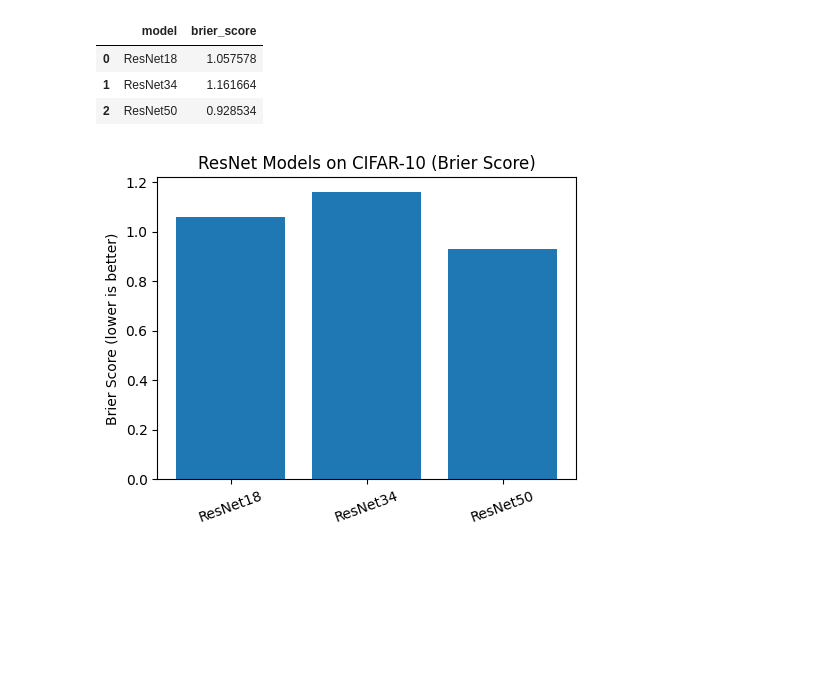
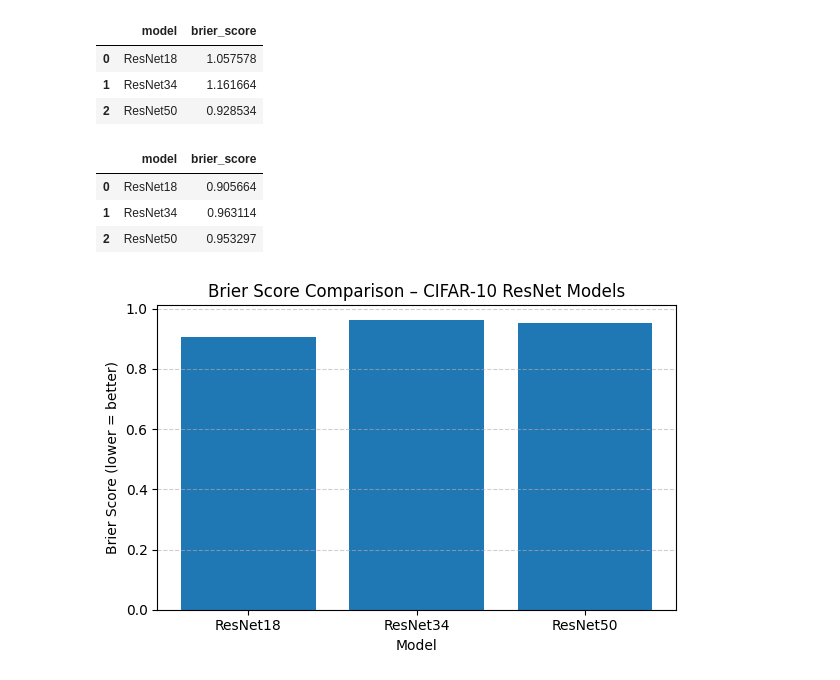
Before and after one commit to osmanovic-lejla/a4s-accuracy-metric, a Jupyter notebook: notebooks/brier_score_breast_cancer.ipynb, the cells around one changed output. Drawn from its saved outputs; the diff is of its cells as text; code cells hidden in the pictures; blank space fills up the shorter version.

Commit message:
Add final Brier Score results, visualizations, and explanations

```diff
--- a/notebooks/brier_score_breast_cancer.ipynb
+++ b/notebooks/brier_score_breast_cancer.ipynb
@@ -176,12 +299,25 @@ df_cifar
 | 1 | ResNet34 | 1.161664 |
 | 2 | ResNet50 | 0.928534 |
 # %%
-plt.figure(figsize=(5, 4))
-plt.bar(df_cifar["model"], df_cifar["brier_score"])
-plt.ylabel("Brier Score (lower is better)")
-plt.title("ResNet Models on CIFAR-10 (Brier Score)")
-plt.xticks(rotation=20)
+import pandas as pd
+import matplotlib.pyplot as plt
+
+# Load results from the CIFAR ResNet experiment
+df = pd.read_csv("../tests/data/measures/brier_score_cifar_resnets.csv")
+display(df)
+
+# Plot Brier Scores per model
+plt.figure(figsize=(6, 4))
+plt.bar(df["model"], df["brier_score"])
+plt.title("Brier Score Comparison – CIFAR-10 ResNet Models")
+plt.ylabel("Brier Score (lower = better)")
+plt.xlabel("Model")
+plt.grid(axis='y', linestyle='--', alpha=0.6)
 plt.tight_layout()
 plt.show()
 # %% [output]
+|  | model | brier_score |
+| 0 | ResNet18 | 0.905664 |
+| 1 | ResNet34 | 0.963114 |
+| 2 | ResNet50 | 0.953297 |
-[figure, old version]
+[figure, new version]
```
Also changed, not shown: parts of 18 cells of this notebook.
